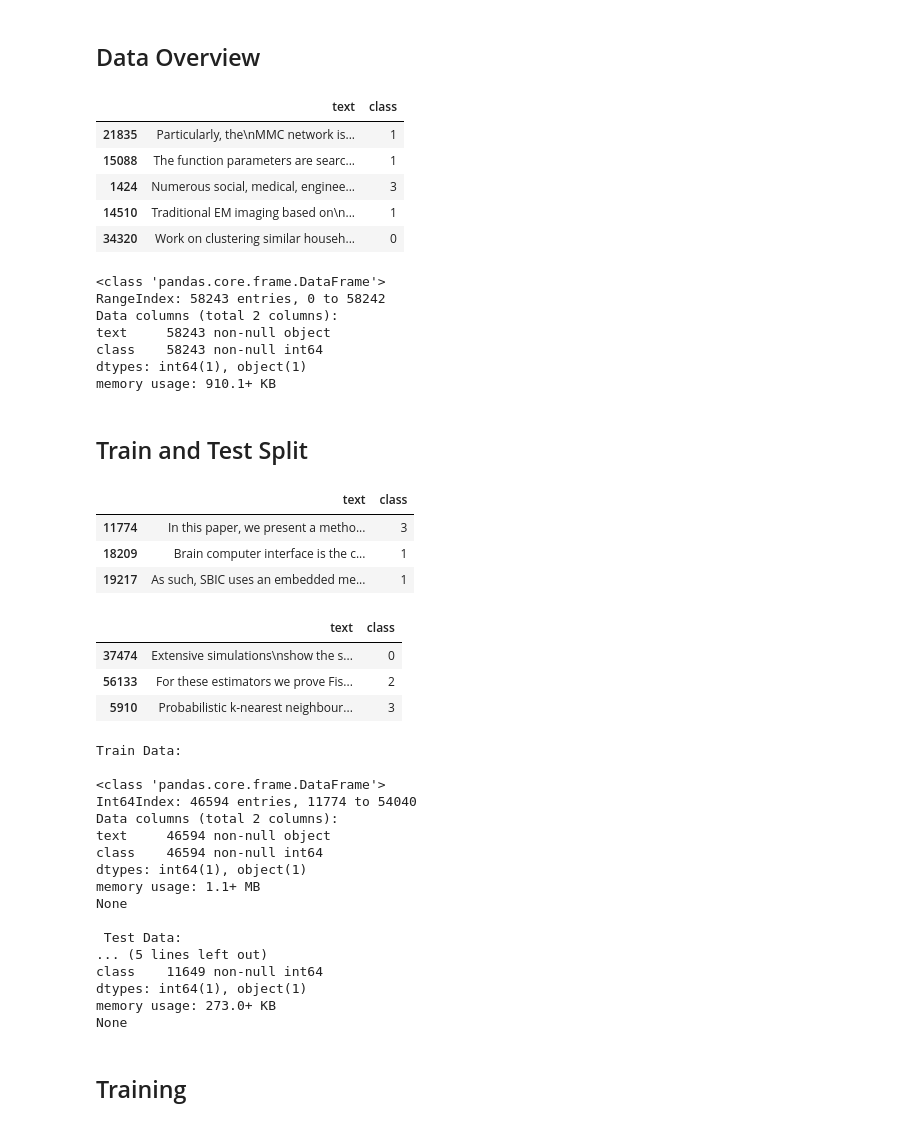
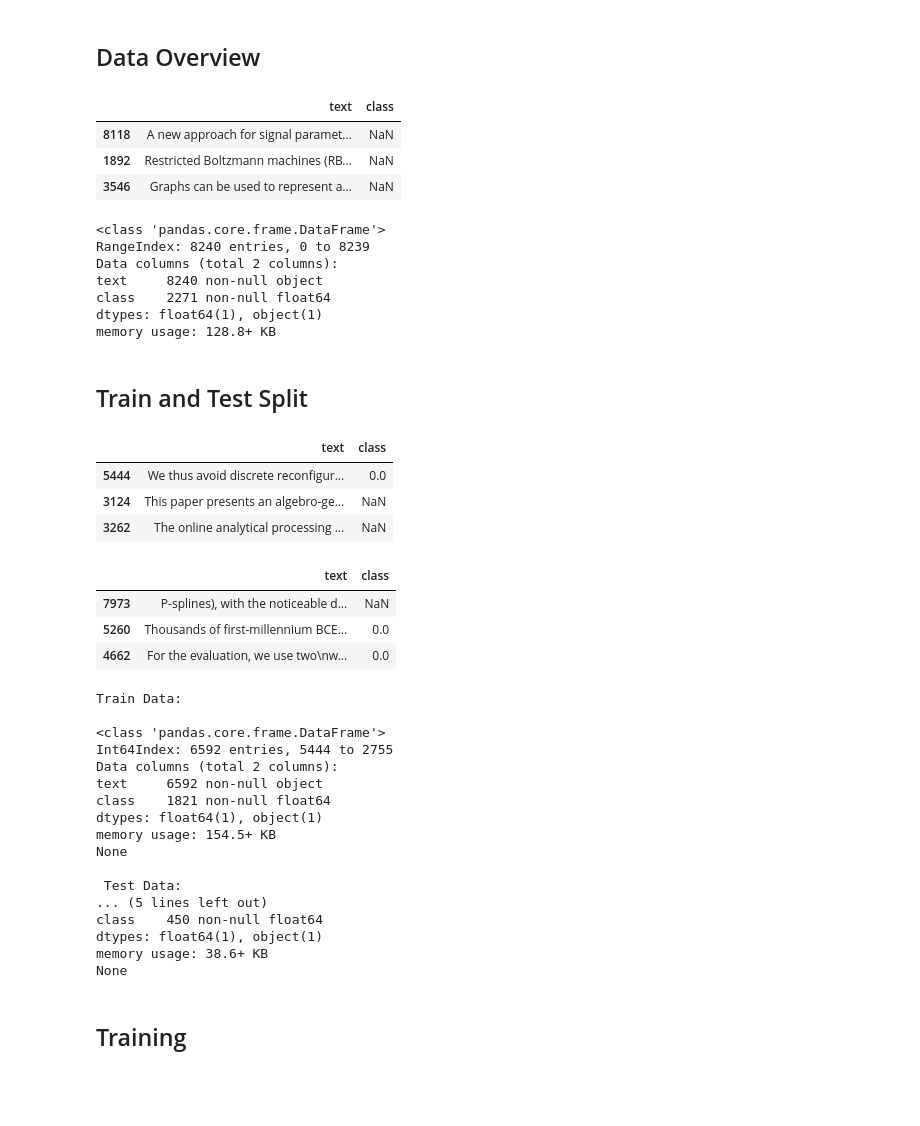
Before and after one commit to rsmttud/Recommender-System, a Jupyter notebook: notebooks/Train_USE[DAN].ipynb, the cells around one changed output. Drawn from its saved outputs; the diff is of its cells as text; code cells hidden in the pictures; blank space fills up the shorter version.

```diff
--- a/notebooks/Train_USE[DAN].ipynb
+++ b/notebooks/Train_USE[DAN].ipynb
@@ -23,11 +23,11 @@ from sklearn.utils import shuffle
 # %% [markdown]
 ### Directories
 # %%
-classifier_name = "test_model" # Name of the model is at the same time the dir where model files will be stored
+classifier_name = "name_date" # Name of the model is at the same time the dir where model files will be stored
 classifier_dir = os.path.abspath(classifier_name)
 # label_map = "" # path to label map (not implemented yet..)
-data_dir = "../data/datasets/daniel_0212" # Where text data are stored
-test_dir = "../data/eval_data"
+data_dir = "../datasets/daniel_0712" # Where text data are stored
+test_dir = "../datasets/eval_data"
 # %%
 if not os.path.isdir(classifier_dir):
     os.mkdir(classifier_dir)
@@ -59,9 +59,7 @@ regularization = False
 def get_label_id(class_name:str):
     if class_name == "clustering":
         return 0
-    if class_name == "pattern_mining":
+    if class_name == "frequent_pattern_mining":
         return 1
-    if class_name == "regression":
+    if class_name == "prediction":
         return 2
-    if class_name == "classification":
-        return 3
@@ -110,12 +113,12 @@ def read_data(_dir:str, sentence_level = True):
                         data["text"].append(sentence)
                         data["class"].append(get_label_id(class_name))
                 else:
-                    data["text"].append(text)
+                    data["text"].append(txt)
                     data["class"].append(get_label_id(class_name))
     df = pd.DataFrame.from_dict(data)
     del data
     return df
 # %%
 %%time
-df = read_data(data_dir)
+df = read_data(data_dir, sentence_level = False)
 # %% [output]
@@ -126,22 +131,20 @@ Wall time: 7.33 s
 # %%
-df.sample(frac=1).head()
+df.sample(frac=1).head(3)
 # %% [output]
 |  | text | class |
-| 21835 | Particularly, the\nMMC network is... | 1 |
-| 15088 | The function parameters are searc... | 1 |
-| 1424 | Numerous social, medical, enginee... | 3 |
-| 14510 | Traditional EM imaging based on\n... | 1 |
-| 34320 | Work on clustering similar househ... | 0 |
+| 8118 | A new approach for signal paramet... | NaN |
+| 1892 | Restricted Boltzmann machines (RB... | NaN |
+| 3546 | Graphs can be used to represent a... | NaN |
 # %%
 df.info()
 # %% [output]
 <class 'pandas.core.frame.DataFrame'>
-RangeIndex: 58243 entries, 0 to 58242
+RangeIndex: 8240 entries, 0 to 8239
 Data columns (total 2 columns):
-text     58243 non-null object
-class    58243 non-null int64
-dtypes: int64(1), object(1)
-memory usage: 910.1+ KB
+text     8240 non-null object
+class    2271 non-null float64
+dtypes: float64(1), object(1)
+memory usage: 128.8+ KB
 # %% [markdown]
 ## Train and Test Split
 # %%
@@ -151,16 +154,16 @@ X, Y = train_test_split(df, test_size=0.2, random_state = 101)
 X.head(3)
 # %% [output]
 |  | text | class |
-| 11774 | In this paper, we present a metho... | 3 |
-| 18209 | Brain computer interface is the c... | 1 |
-| 19217 | As such, SBIC uses an embedded me... | 1 |
+| 5444 | We thus avoid discrete reconfigur... | 0.0 |
+| 3124 | This paper presents an algebro-ge... | NaN |
+| 3262 | The online analytical processing ... | NaN |
 # %%
 Y.head(3)
 # %% [output]
 |  | text | class |
-| 37474 | Extensive simulations\nshow the s... | 0 |
-| 56133 | For these estimators we prove Fis... | 2 |
-| 5910 | Probabilistic k-nearest neighbour... | 3 |
+| 7973 | P-splines), with the noticeable d... | NaN |
+| 5260 | Thousands of first-millennium BCE... | 0.0 |
+| 4662 | For the evaluation, we use two\nw... | 0.0 |
 # %%
 print("Train Data: \n")
 print(X.info())
@@ -170,19 +173,19 @@ print(Y.info())
 Train Data:
 
 <class 'pandas.core.frame.DataFrame'>
-Int64Index: 46594 entries, 11774 to 54040
+Int64Index: 6592 entries, 5444 to 2755
 Data columns (total 2 columns):
-text     46594 non-null object
-class    46594 non-null int64
-dtypes: int64(1), object(1)
-memory usage: 1.1+ MB
+text     6592 non-null object
+class    1821 non-null float64
+dtypes: float64(1), object(1)
+memory usage: 154.5+ KB
 None
 
  Test Data:
 ... (5 lines left out)
-class    11649 non-null int64
-dtypes: int64(1), object(1)
-memory usage: 273.0+ KB
+class    450 non-null float64
+dtypes: float64(1), object(1)
+memory usage: 38.6+ KB
 None
 # %% [markdown]
 ## Training
```
Also changed, not shown: parts of 30 cells of this notebook.
